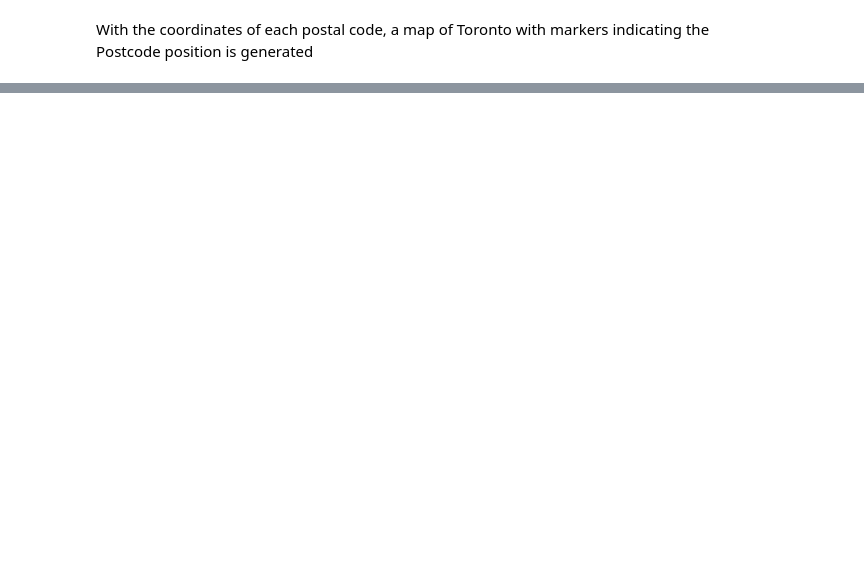
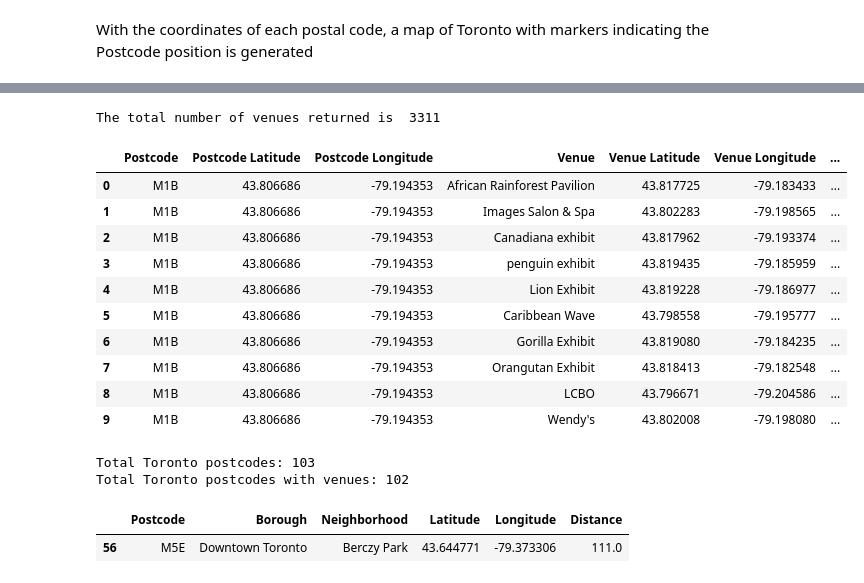
Before and after one commit to invincible1995/Coursera_Capstone, a Jupyter notebook: Segmenting and Clustering Neighborhoods in Toronto Question_3.ipynb, the cells around one changed output, grey strips where cells are left out. Saved outputs shown, nothing was run; the diff lists cells and outputs as text; code cells hidden in the pictures; blank space fills up the shorter version.

```diff
--- a/Segmenting and Clustering Neighborhoods in Toronto Question_3.ipynb
+++ b/Segmenting and Clustering Neighborhoods in Toronto Question_3.ipynb
@@ -285,0 +428,5 @@ map
+# %%
+#function to format url
+def format_url(lat, lng, radius=500, limit=100):
+    return 'https://api.foursquare.com/v2/venues/explore?client_id={}&client_secret={}&ll={},{}&v={}&radius={}&limit={}'.format(CLIENT_ID, CLIENT_SECRET,
+        lat, lng, VERSION, radius, limit)
@@ -285,0 +546,31 @@ map
+# %%
+all_venues = get_all_venues(postcodes_with_coordinates_df['Postcode'], postcodes_with_coordinates_df['Latitude'], postcodes_with_coordinates_df['Longitude'], postcodes_with_coordinates_df['Distance'])
+
+print('The total number of venues returned is ', all_venues.shape[0])
+
+all_venues.head(10)
+# %% [output]
+The total number of venues returned is  3311
+|  | Postcode | Postcode Latitude | Postcode Longitude | Venue | Venue Latitude | Venue Longitude | ... |
+| 0 | M1B | 43.806686 | -79.194353 | African Rainforest Pavilion | 43.817725 | -79.183433 | ... |
+| 1 | M1B | 43.806686 | -79.194353 | Images Salon & Spa | 43.802283 | -79.198565 | ... |
+| 2 | M1B | 43.806686 | -79.194353 | Canadiana exhibit | 43.817962 | -79.193374 | ... |
+| 3 | M1B | 43.806686 | -79.194353 | penguin exhibit | 43.819435 | -79.185959 | ... |
+| 4 | M1B | 43.806686 | -79.194353 | Lion Exhibit | 43.819228 | -79.186977 | ... |
+| 5 | M1B | 43.806686 | -79.194353 | Caribbean Wave | 43.798558 | -79.195777 | ... |
+| 6 | M1B | 43.806686 | -79.194353 | Gorilla Exhibit | 43.819080 | -79.184235 | ... |
+| 7 | M1B | 43.806686 | -79.194353 | Orangutan Exhibit | 43.818413 | -79.182548 | ... |
+| 8 | M1B | 43.806686 | -79.194353 | LCBO | 43.796671 | -79.204586 | ... |
+| 9 | M1B | 43.806686 | -79.194353 | Wendy's | 43.802008 | -79.198080 | ... |
+# %%
+print('Total Toronto postcodes:', postcodes_with_coordinates_df['Postcode'].shape[0])
+print('Total Toronto postcodes with venues:', all_venues['Postcode'].unique().shape[0])
+# %% [output]
+Total Toronto postcodes: 103
+Total Toronto postcodes with venues: 102
+# %%
+postcodes_diff = np.setdiff1d(postcodes_with_coordinates_df['Postcode'].values,all_venues['Postcode'].unique())
+postcodes_with_coordinates_df[postcodes_with_coordinates_df['Postcode']==postcodes_diff[0]]
+# %% [output]
+|  | Postcode | Borough | Neighborhood | Latitude | Longitude | Distance |
+| 56 | M5E | Downtown Toronto | Berczy Park | 43.644771 | -79.373306 | 111.0 |
```
Also changed, not shown: parts of 51 cells of this notebook.
